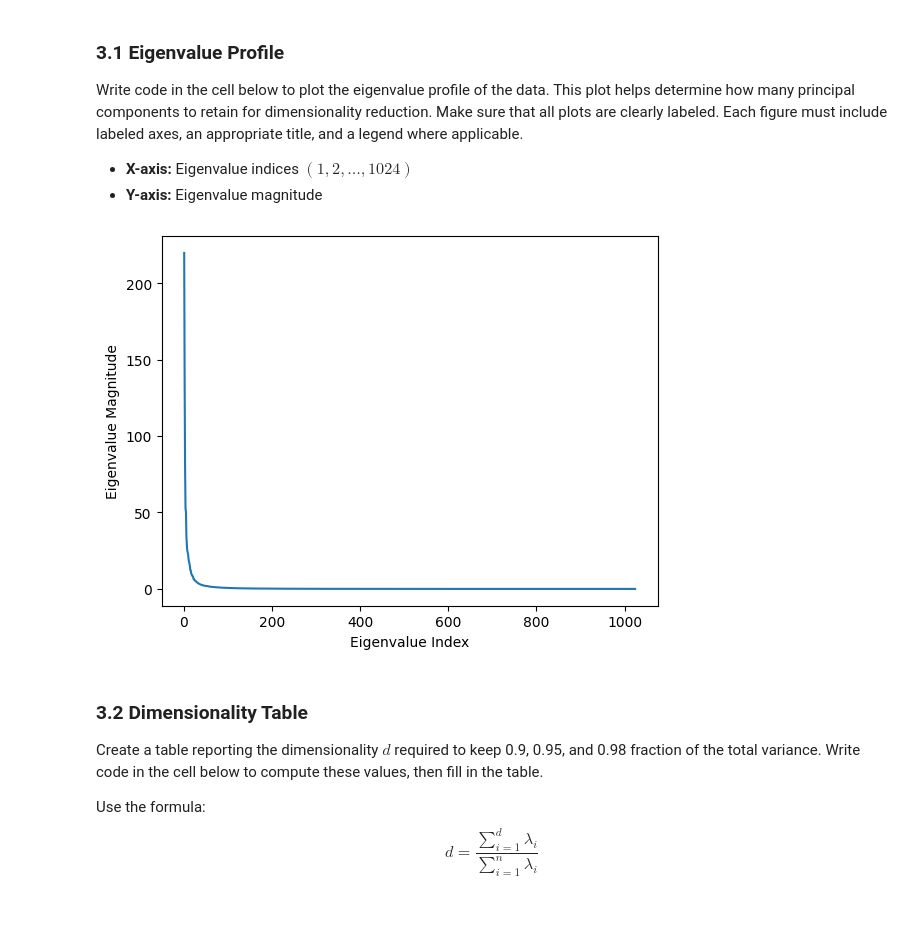
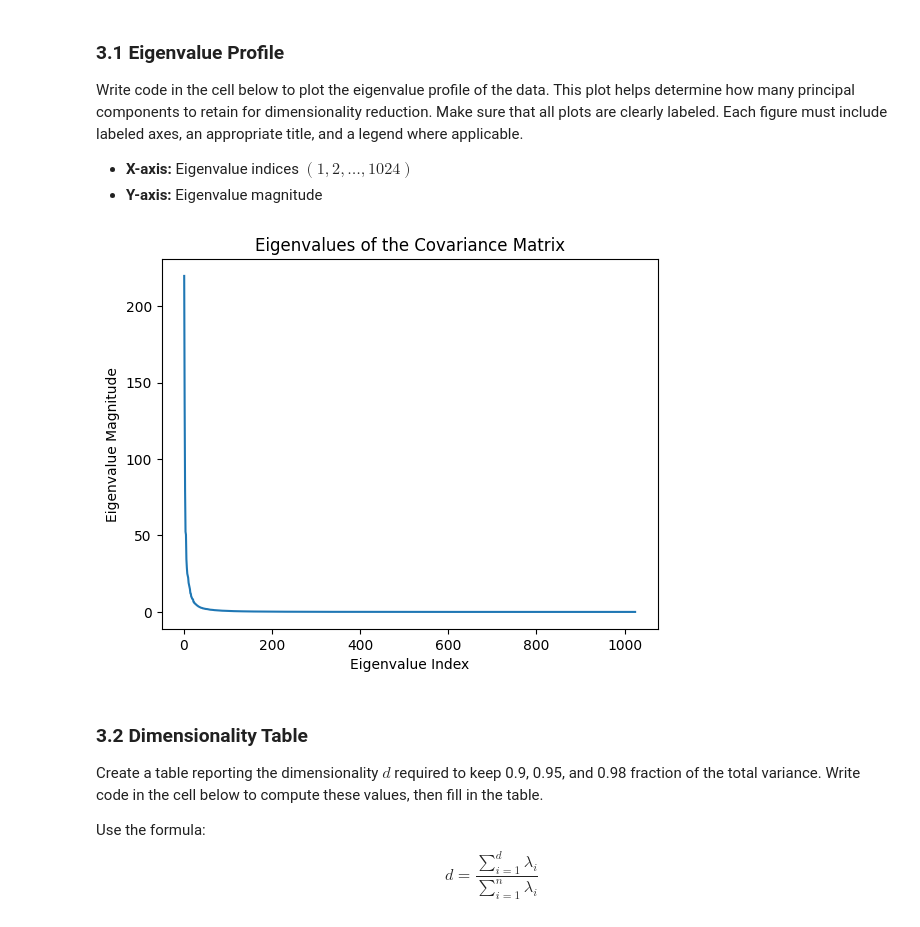
Before and after one commit to HSdeH/ml, a Jupyter notebook: a1/assignment1.ipynb, the cells around one changed output. Drawn from its saved outputs; the diff is of its cells as text; code cells hidden in the pictures.

```diff
--- a/a1/assignment1.ipynb
+++ b/a1/assignment1.ipynb
@@ -132,14 +154,15 @@ Write code in the cell below to plot the eigenvalue profile of the data. This pl
 # %%
 # Eigenvalue indices
 indices = np.arange(1, len(eigen_values) + 1)
 plt.plot(indices, eigen_values)
 
 plt.xlabel("Eigenvalue Index")
 plt.ylabel("Eigenvalue Magnitude")
+plt.title("Eigenvalues of the Covariance Matrix")
 
 plt.show()
 # %% [output]
-[figure, old version]
+[figure, new version]
 # %% [markdown]
 ### 3.2 Dimensionality Table
 
```
Also changed, not shown: parts of 5 cells of this notebook.
